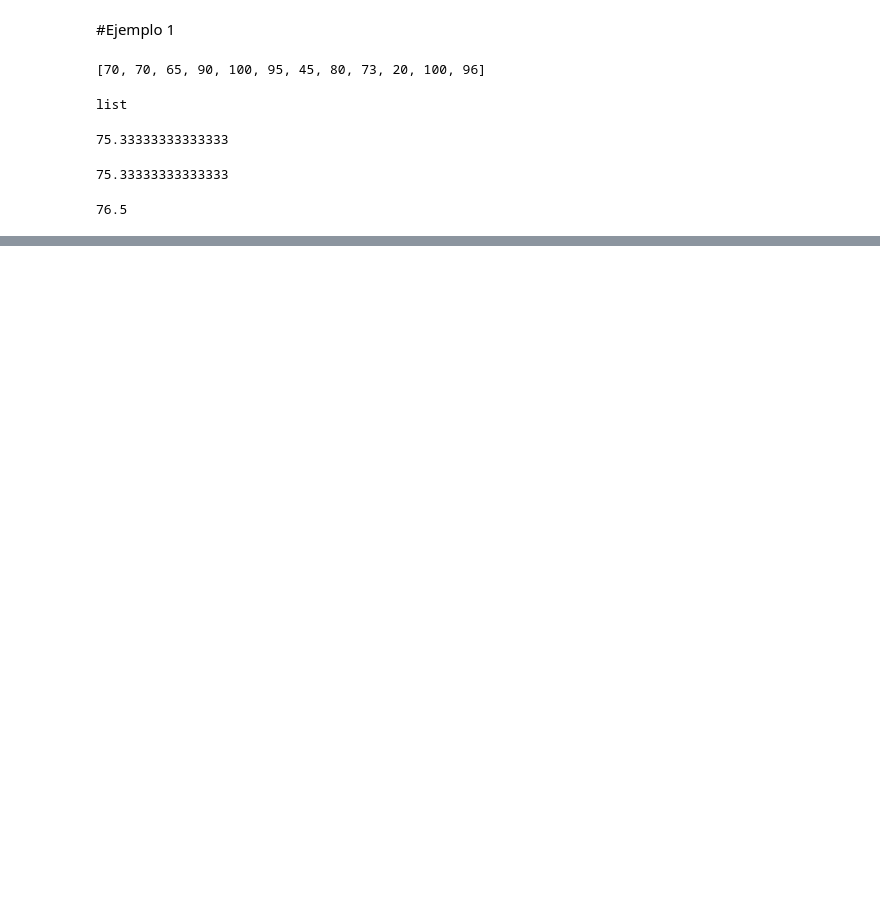
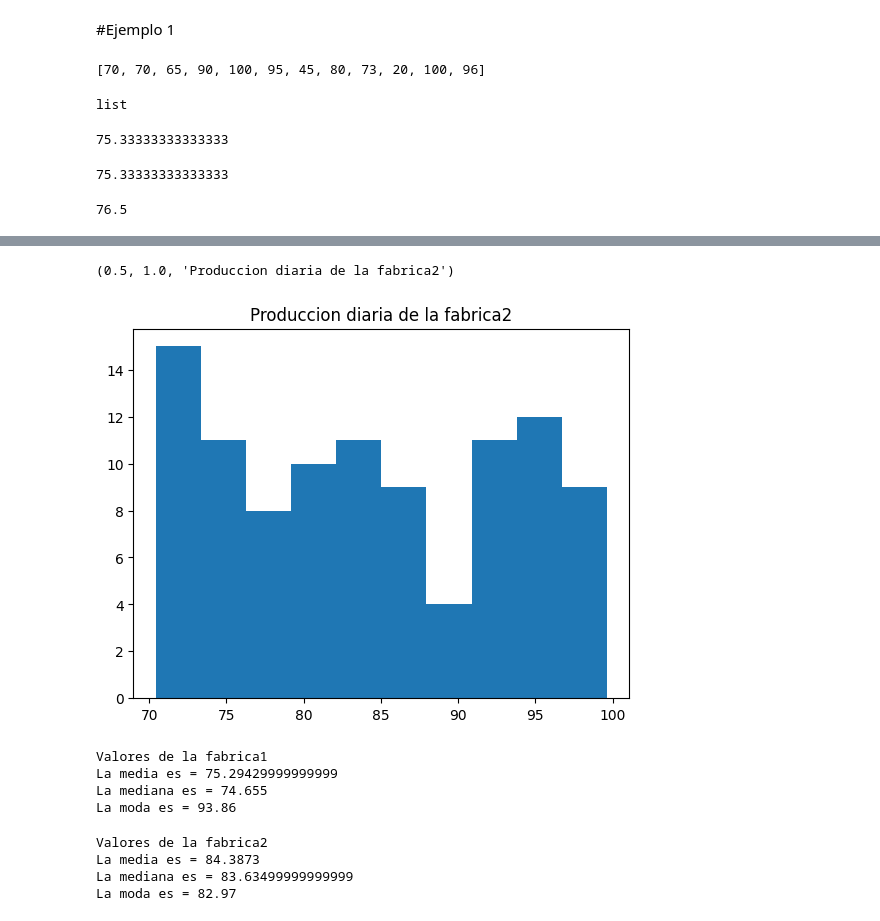
Before and after one commit to 25041095-HDEZ/Probabilidad, a Jupyter notebook: Unidad 1/PRO_U1_Practica_1.ipynb, the cells around one changed output, grey strips where cells are left out. Drawn from its saved outputs; the diff is of its cells as text; code cells hidden in the pictures; blank space fills up the shorter version.

```diff
--- a/Unidad 1/PRO_U1_Practica_1.ipynb
+++ b/Unidad 1/PRO_U1_Practica_1.ipynb
@@ -44,0 +113,36 @@ print(mediana)
+# %%
+plt.hist(fabrica2)
+plt.title("Produccion diaria de la fabrica2")
+
+(0.5, 1.0, "Produccion diaria de la fabrica2")
+# %% [output]
+(0.5, 1.0, 'Produccion diaria de la fabrica2')
+[figure, added]
+# %%
+media1 = mean(fabrica1)
+mediana1 = median(fabrica1)
+moda1 =mode(fabrica1)
+
+print("Valores de la fabrica1")
+print("La media es =", media1)
+print("La mediana es =", mediana1)
+print("La moda es =", moda1)
+# %% [output]
+Valores de la fabrica1
+La media es = 75.29429999999999
+La mediana es = 74.655
+La moda es = 93.86
+# %%
+media1 = mean(fabrica2)
+mediana1 = median(fabrica2)
+moda1 =mode(fabrica2)
+
+print("Valores de la fabrica2")
+print("La media es =", media1)
+print("La mediana es =", mediana1)
+print("La moda es =", moda1)
+# %% [output]
+Valores de la fabrica2
+La media es = 84.3873
+La mediana es = 83.63499999999999
+La moda es = 82.97
```
Also changed, not shown: parts of 12 cells of this notebook.
